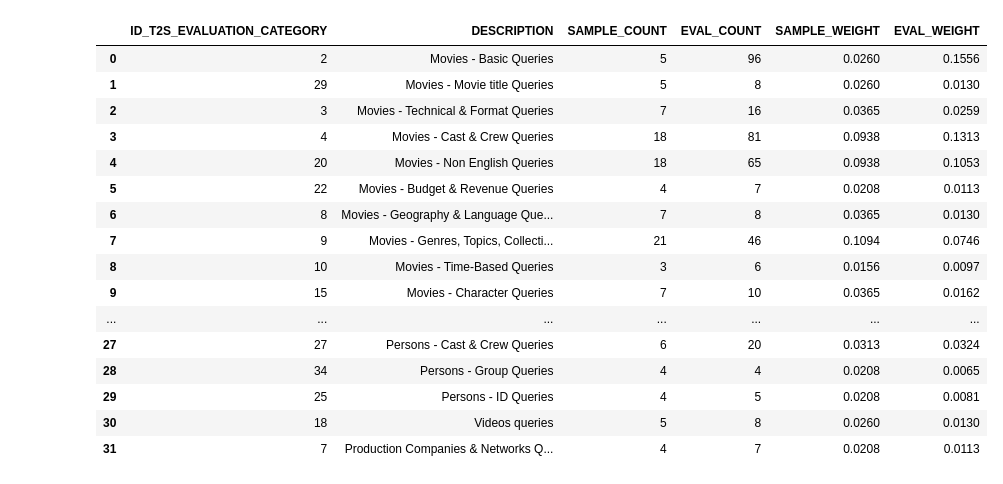
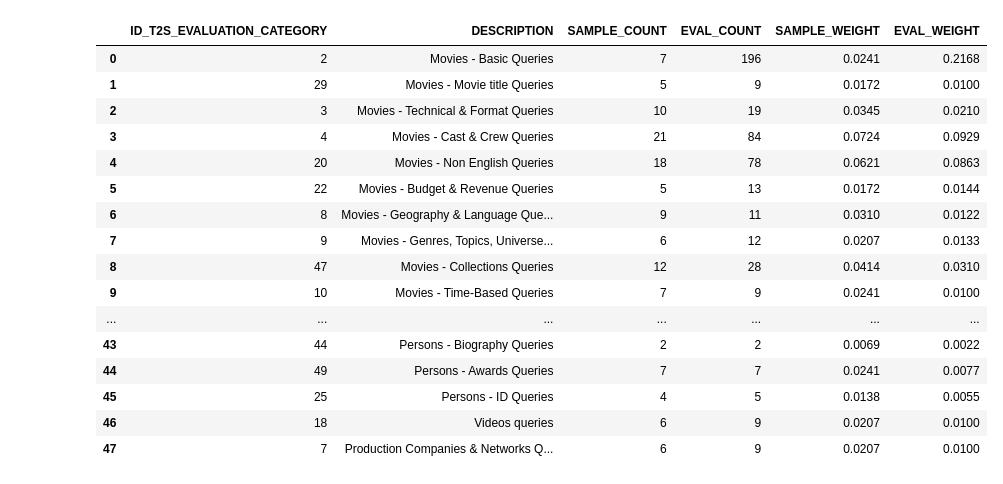
Before and after one commit to vaugouin/fastapi-text2sql, a Jupyter notebook: eval/how-many-samples-evals-by-category.ipynb, the cells around one changed output. Saved outputs shown, nothing was run; the diff lists cells and outputs as text; code cells hidden in the pictures.

```diff
--- a/eval/how-many-samples-evals-by-category.ipynb
+++ b/eval/how-many-samples-evals-by-category.ipynb
@@ -3,42 +3,75 @@
 # %%
 import html
+import json
 from datetime import datetime
 from pathlib import Path
 
 import matplotlib.pyplot as plt
 import pandas as pd
 
-csv_path = Path("data") / "how-many-samples-evals-by-category.csv"
+categories_dir = Path("data") / "evaluation_category"
+evaluations_dir = Path("data") / "evaluation"
 
-# CSV is semicolon-separated and quoted
-# (e.g. "DESCRIPTION";"SAMPLE_COUNT";...)
-df = pd.read_csv(csv_path, sep=";", quotechar='"')
+# Load categories: keep only leaf categories (id_parent == 1), sort by display_order
+categories = []
+for path in categories_dir.glob("*.json"):
+    with path.open(encoding="utf-8") as f:
+        cat = json.load(f)
+    if cat.get("id_parent") != 1:
+        continue
+    categories.append({
+        "ID_T2S_EVALUATION_CATEGORY": cat["evaluation_category_id"],
+        "DESCRIPTION": html.unescape(cat["description"]),
+        "display_order": cat.get("display_order") or 0,
+    })
 
-# Clean HTML entities in the description (e.g. "&amp;" -> "&")
-df["DESCRIPTION"] = df["DESCRIPTION"].astype(str).map(html.unescape)
+df = pd.DataFrame(categories).sort_values("display_order").reset_index(drop=True)
 
-# Ensure numeric columns are numeric (in case CSV stores them as strings)
-df["SAMPLE_COUNT"] = pd.to_numeric(df["SAMPLE_COUNT"], errors="coerce")
-df["EVAL_COUNT"] = pd.to_numeric(df["EVAL_COUNT"], errors="coerce")
+# Aggregate sample/eval counts per category from the evaluation JSON files
+sample_counts = {}
+eval_counts = {}
+for path in evaluations_dir.glob("*.json"):
+    with path.open(encoding="utf-8") as f:
+        ev = json.load(f)
+    cat_id = ev.get("evaluation_category_id")
+    if cat_id is None:
+        continue
+    if ev.get("is_sample"):
+        sample_counts[cat_id] = sample_counts.get(cat_id, 0) + 1
+    if ev.get("is_eval"):
+        eval_counts[cat_id] = eval_counts.get(cat_id, 0) + 1
 
+df["SAMPLE_COUNT"] = df["ID_T2S_EVALUATION_CATEGORY"].map(sample_counts).fillna(0).astype(int)
+df["EVAL_COUNT"] = df["ID_T2S_EVALUATION_CATEGORY"].map(eval_counts).fillna(0).astype(int)
+
+# Drop categories with no samples and no evaluations
+df = df[(df["SAMPLE_COUNT"] > 0) | (df["EVAL_COUNT"] > 0)].reset_index(drop=True)
+
+# Compute weights (share of total)
+total_samples = df["SAMPLE_COUNT"].sum()
+total_evals = df["EVAL_COUNT"].sum()
+df["SAMPLE_WEIGHT"] = (df["SAMPLE_COUNT"] / total_samples).round(4) if total_samples else 0.0
+df["EVAL_WEIGHT"] = (df["EVAL_COUNT"] / total_evals).round(4) if total_evals else 0.0
+
+df = df[["ID_T2S_EVALUATION_CATEGORY", "DESCRIPTION", "SAMPLE_COUNT", "EVAL_COUNT", "SAMPLE_WEIGHT", "EVAL_WEIGHT"]]
 df
 # %% [output]
 |  | ID_T2S_EVALUATION_CATEGORY | DESCRIPTION | SAMPLE_COUNT | EVAL_COUNT | SAMPLE_WEIGHT | EVAL_WEIGHT |
-| 0 | 2 | Movies - Basic Queries | 5 | 96 | 0.0260 | 0.1556 |
-| 1 | 29 | Movies - Movie title Queries | 5 | 8 | 0.0260 | 0.0130 |
-| 2 | 3 | Movies - Technical & Format Queries | 7 | 16 | 0.0365 | 0.0259 |
-| 3 | 4 | Movies - Cast & Crew Queries | 18 | 81 | 0.0938 | 0.1313 |
-| 4 | 20 | Movies - Non English Queries | 18 | 65 | 0.0938 | 0.1053 |
-| 5 | 22 | Movies - Budget & Revenue Queries | 4 | 7 | 0.0208 | 0.0113 |
-| 6 | 8 | Movies - Geography & Language Que... | 7 | 8 | 0.0365 | 0.0130 |
-| 7 | 9 | Movies - Genres, Topics, Collecti... | 21 | 46 | 0.1094 | 0.0746 |
-| 8 | 10 | Movies - Time-Based Queries | 3 | 6 | 0.0156 | 0.0097 |
-| 9 | 15 | Movies - Character Queries | 7 | 10 | 0.0365 | 0.0162 |
+| 0 | 2 | Movies - Basic Queries | 7 | 196 | 0.0241 | 0.2168 |
+| 1 | 29 | Movies - Movie title Queries | 5 | 9 | 0.0172 | 0.0100 |
+| 2 | 3 | Movies - Technical & Format Queries | 10 | 19 | 0.0345 | 0.0210 |
+| 3 | 4 | Movies - Cast & Crew Queries | 21 | 84 | 0.0724 | 0.0929 |
+| 4 | 20 | Movies - Non English Queries | 18 | 78 | 0.0621 | 0.0863 |
+| 5 | 22 | Movies - Budget & Revenue Queries | 5 | 13 | 0.0172 | 0.0144 |
+| 6 | 8 | Movies - Geography & Language Que... | 9 | 11 | 0.0310 | 0.0122 |
+| 7 | 9 | Movies - Genres, Topics, Universe... | 6 | 12 | 0.0207 | 0.0133 |
+| 8 | 47 | Movies - Collections Queries | 12 | 28 | 0.0414 | 0.0310 |
+| 9 | 10 | Movies - Time-Based Queries | 7 | 9 | 0.0241 | 0.0100 |
 | ... | ... | ... | ... | ... | ... | ... |
-| 27 | 27 | Persons - Cast & Crew Queries | 6 | 20 | 0.0313 | 0.0324 |
-| 28 | 34 | Persons - Group Queries | 4 | 4 | 0.0208 | 0.0065 |
-| 29 | 25 | Persons - ID Queries | 4 | 5 | 0.0208 | 0.0081 |
-| 30 | 18 | Videos queries | 5 | 8 | 0.0260 | 0.0130 |
-| 31 | 7 | Production Companies & Networks Q... | 4 | 7 | 0.0208 | 0.0113 |
+| 43 | 44 | Persons - Biography Queries | 2 | 2 | 0.0069 | 0.0022 |
+| 44 | 49 | Persons - Awards Queries | 7 | 7 | 0.0241 | 0.0077 |
+| 45 | 25 | Persons - ID Queries | 4 | 5 | 0.0138 | 0.0055 |
+| 46 | 18 | Videos queries | 6 | 9 | 0.0207 | 0.0100 |
+| 47 | 7 | Production Companies & Networks Q... | 6 | 9 | 0.0207 | 0.0100 |
 # %%
 # Horizontal bar chart: SAMPLE_COUNT (green) and EVAL_COUNT (blue) by category description
```
Also changed, not shown: parts of 3 cells of this notebook, 9 other files.
